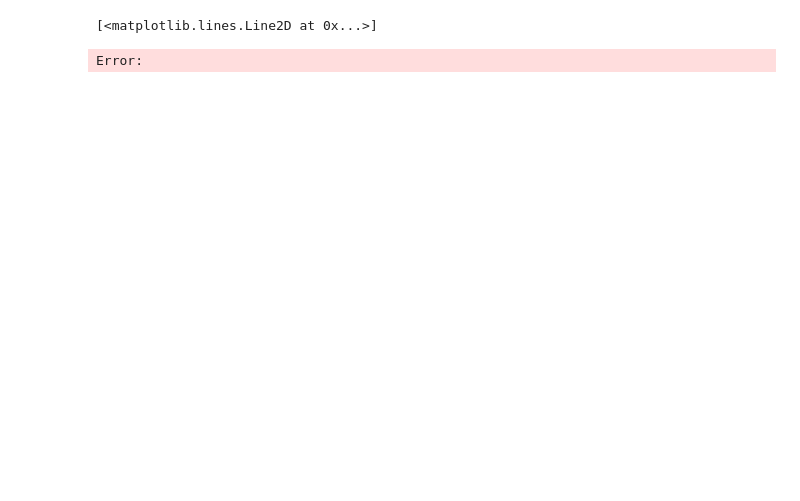
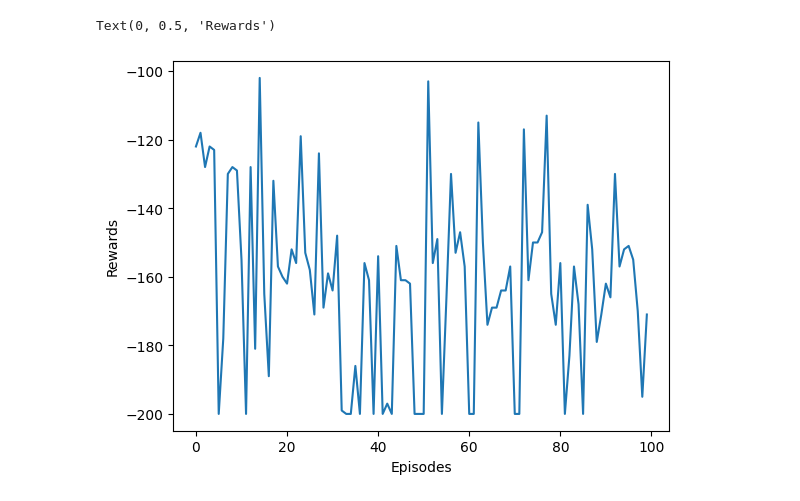
Before and after one commit to MMM1381/building-fuzzy-basaed-on-DRL, a Jupyter notebook: DRL.ipynb, the cells around one changed output. Drawn from its saved outputs; the diff is of its cells as text; code cells hidden in the pictures; blank space fills up the shorter version.

```diff
--- a/DRL.ipynb
+++ b/DRL.ipynb
@@ -12,8 +16,8 @@ import cv2
 # %%
 # Define the Q-Network
-class QNetwork(nn.Module):
+class DQN(nn.Module):
     def __init__(self, input_dim, output_dim, hidden_dims = (32,32), activation =nn.ReLU):
-        super(QNetwork,self).__init__()
+        super(DQN,self).__init__()
 
         self.input_layer = nn.Linear(input_dim,hidden_dims[0])
 
@@ -163,5 +124,0 @@ done
-# %%
-plt.plot(rewards_history)
-# %% [output]
-[<matplotlib.lines.Line2D at 0x...>]
-Error:
@@ -178,0 +125,7 @@ Error:
+# %%
+plt.plot(rewards)
+plt.xlabel("Episodes")
+plt.ylabel("Rewards")
+# %% [output]
+Text(0, 0.5, 'Rewards')
+[figure, added]
```
Also changed, not shown: parts of 10 cells of this notebook.
